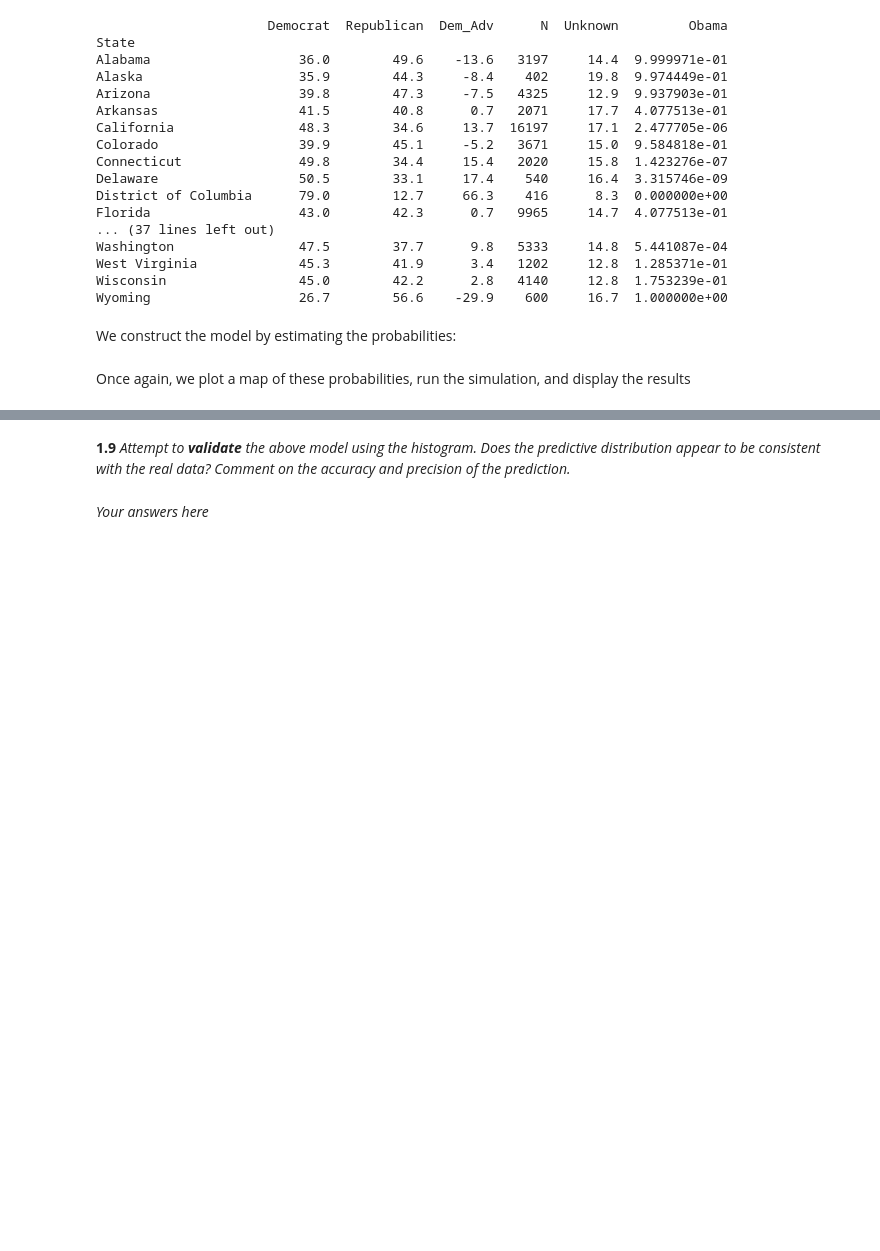
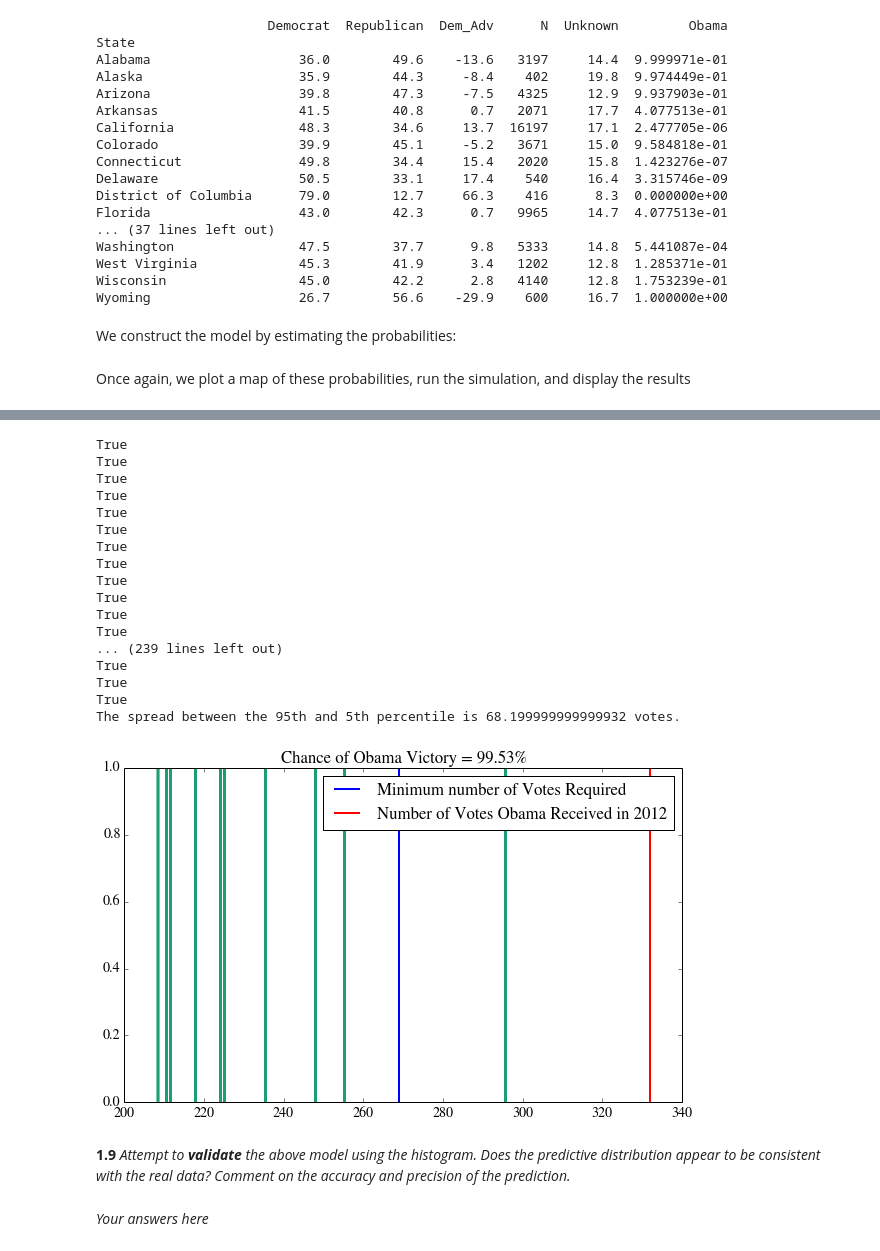
Before and after one commit to kausk/CS109, a Jupyter notebook: cs109-HW2.ipynb, the cells around one changed output, grey strips where cells are left out. Saved outputs shown, nothing was run; the diff lists cells and outputs as text; code cells hidden in the pictures; blank space fills up the shorter version.

```diff
--- a/cs109-HW2.ipynb
+++ b/cs109-HW2.ipynb
@@ -345,7 +345,7 @@ def simulate_election(model, n_sim):
     for i in range(0,n_sim):##for each simulation
         electoral_votes = 0 ##number of electoral votes
         for index, row in model.iterrows():##for every state in the CSV
-            outcome = float(np.random.binomial(1,row['Obama'],1)) == 1
+            outcome = float((np.random.binomial(1,row['Obama'],1)) == 1)
             if (outcome == 1):##see if success/failure based on the probability for each state
                 electoral_votes += row['Votes']##if yes, add the votes to the total number of electoral votes
         votes_in_each_sim.append(electoral_votes)##add the number of won votes to the list
@@ -590,10 +590,28 @@ Once again, we plot a map of these probabilities, run the simulation, and displa
 # %%
 make_map(model.Obama, "P(Obama): Gallup + Uncertainty")
 plt.show()
-#prediction = simulate_election(model, 10)
-#plot_simulation(prediction)
+prediction = simulate_election(model, 10)
+plot_simulation(prediction, title="")
 # %% [output]
 [figure]
+True
+True
+True
+True
+True
+True
+True
+True
+True
+True
+True
+True
+... (239 lines left out)
+True
+True
+True
+The spread between the 95th and 5th percentile is 68.199999999999932 votes.
+[figure, added]
 # %% [markdown]
 **1.9**  *Attempt to **validate** the above model using the histogram. Does the predictive distribution appear to be consistent with the real data? Comment on the accuracy and precision of the prediction.*
 # %% [markdown]
```
